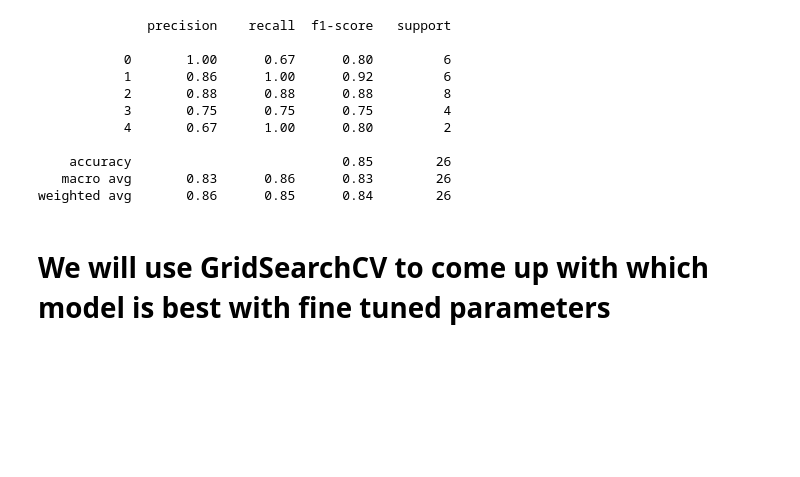
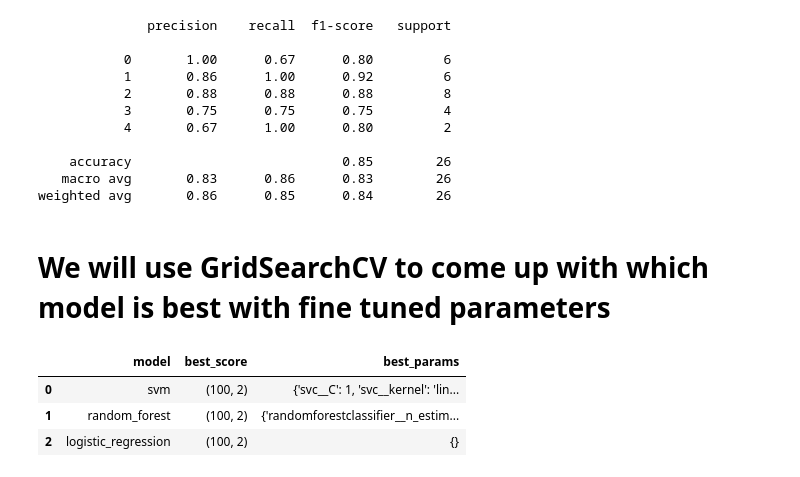
Before and after one commit to jayshivankar/Celebrity-Face-Recognition, a Jupyter notebook: Model/sports_person_classifier_model.ipynb, the cells around one changed output. Saved outputs shown, nothing was run; the diff lists cells and outputs as text; code cells hidden in the pictures; blank space fills up the shorter version.

```diff
--- a/Model/sports_person_classifier_model.ipynb
+++ b/Model/sports_person_classifier_model.ipynb
@@ -281,32 +281,37 @@ model_params = {
         }
     },
     'random_forest': {
         'model': RandomForestClassifier(),
         'params': {
             'randomforestclassifier__n_estimators': [7, 8, 9, 10]
         }
     },
     'logistic_regression': {
         'model': LogisticRegression(solver='liblinear'),
         'params': {}  # add empty dict to avoid KeyError in GridSearchCV
     }
 }
 
 # Fit models and collect scores
 scores = []
 best_estimators = {}
 
 for algo, mp in model_params.items():
     pipe = make_pipeline(StandardScaler(), mp['model'])  # corrected typo: make_pipeline
     clf = GridSearchCV(pipe, mp['params'], cv=5, return_train_score=False)
     clf.fit(x_train, y_train)
     scores.append({
         'model': algo,
-        'best_score': clf.best_score_,
+        'best_score': clf.best_score_, # --> gives best cross validation score
         'best_params': clf.best_params_
     })
     best_estimators[algo] = clf.best_estimator_
 
 # Convert scores to DataFrame
 df = pd.DataFrame(scores, columns=['model', 'best_score', 'best_params'])
-print(df)
+df
+# %% [output]
+|  | model | best_score | best_params |
+| 0 | svm | (100, 2) | {'svc__C': 1, 'svc__kernel': 'lin... |
+| 1 | random_forest | (100, 2) | {'randomforestclassifier__n_estim... |
+| 2 | logistic_regression | (100, 2) | {} |
```
Also changed, not shown: parts of 13 cells of this notebook, 1 other file.
